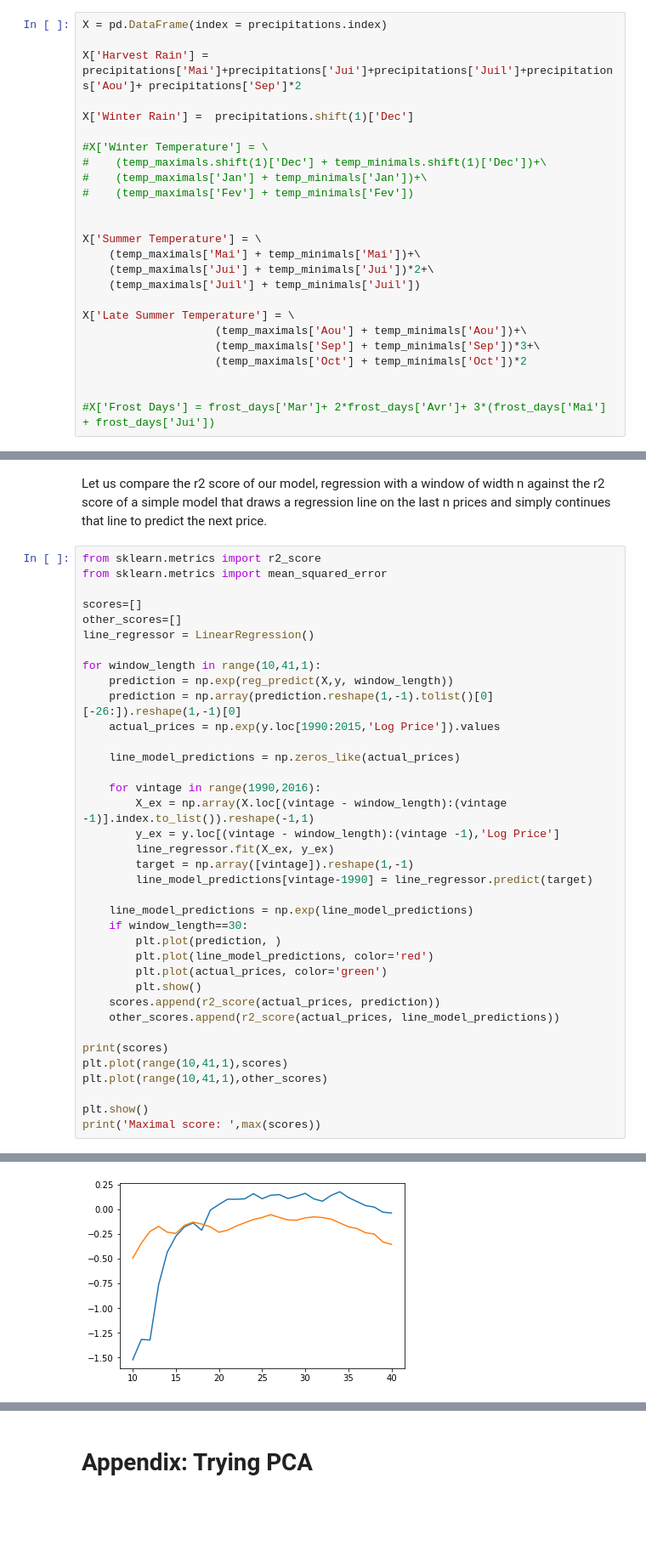
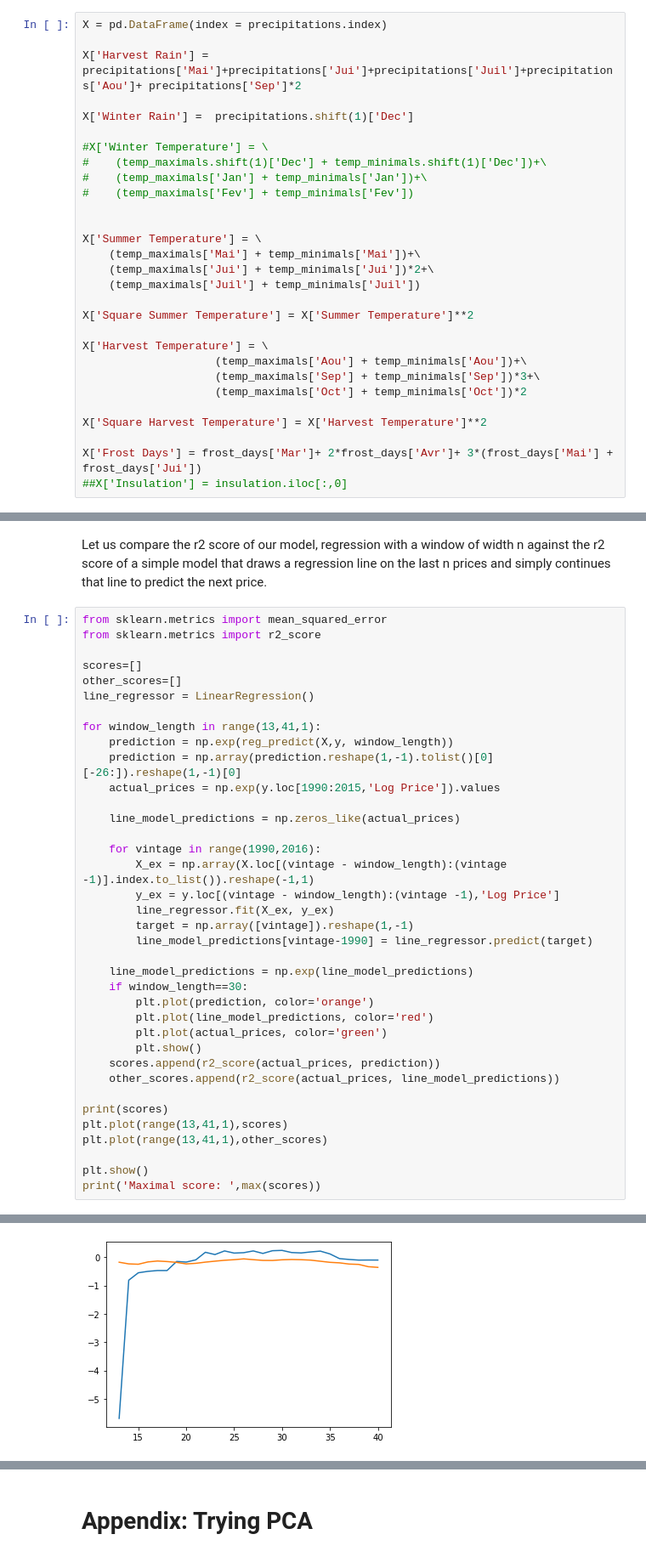
Before and after one commit to RoucherA/GrandCruClassifier, a Jupyter notebook: regression.ipynb, the cells around one changed output, grey strips where cells are left out. Shown: that part at 85% size. Cells and saved outputs as stored; diff of their text form; blank space fills up the shorter version.

```diff
--- a/regression.ipynb
+++ b/regression.ipynb
@@ -239,13 +251,17 @@ X['Summer Temperature'] = \
     (temp_maximals['Jui'] + temp_minimals['Jui'])*2+\
     (temp_maximals['Juil'] + temp_minimals['Juil'])
 
-X['Late Summer Temperature'] = \
+X['Square Summer Temperature'] = X['Summer Temperature']**2
+
+X['Harvest Temperature'] = \
                     (temp_maximals['Aou'] + temp_minimals['Aou'])+\
                     (temp_maximals['Sep'] + temp_minimals['Sep'])*3+\
                     (temp_maximals['Oct'] + temp_minimals['Oct'])*2
 
+X['Square Harvest Temperature'] = X['Harvest Temperature']**2
 
-#X['Frost Days'] = frost_days['Mar']+ 2*frost_days['Avr']+ 3*(frost_days['Mai'] + frost_days['Jui'])
+X['Frost Days'] = frost_days['Mar']+ 2*frost_days['Avr']+ 3*(frost_days['Mai'] + frost_days['Jui'])
+##X['Insulation'] = insulation.iloc[:,0]
 # %%
 coefficients, scores = model_tester(X, y)
 
@@ -301,14 +317,14 @@ plt.show()
 # %% [markdown]
 Let us compare the r2 score of our model, regression with a window of width n against the r2 score of a simple model that draws a regression line on the last n prices and simply continues that line to predict the next price.
 # %%
+from sklearn.metrics import mean_squared_error
 from sklearn.metrics import r2_score
-from sklearn.metrics import mean_squared_error
 
 scores=[]
 other_scores=[]
 line_regressor = LinearRegression()
 
-for window_length in range(10,41,1):
+for window_length in range(13,41,1):
     prediction = np.exp(reg_predict(X,y, window_length))
     prediction = np.array(prediction.reshape(1,-1).tolist()[0][-26:]).reshape(1,-1)[0]
     actual_prices = np.exp(y.loc[1990:2015,'Log Price']).values
@@ -324,7 +340,7 @@ for window_length in range(10,41,1):
 
     line_model_predictions = np.exp(line_model_predictions)
     if window_length==30:
-        plt.plot(prediction, )
+        plt.plot(prediction, color='orange')
         plt.plot(line_model_predictions, color='red')
         plt.plot(actual_prices, color='green')
         plt.show()
@@ -332,8 +348,8 @@ for window_length in range(10,41,1):
     other_scores.append(r2_score(actual_prices, line_model_predictions))
 
 print(scores)
-plt.plot(range(10,41,1),scores)
-plt.plot(range(10,41,1),other_scores)
+plt.plot(range(13,41,1),scores)
+plt.plot(range(13,41,1),other_scores)
 
 plt.show()
 print('Maximal score: ',max(scores))
@@ -343 +359 @@ print('Maximal score: ',max(scores))
-[figure, old version]
+[figure, new version]
```
Also changed, not shown: parts of 9 cells of this notebook.
